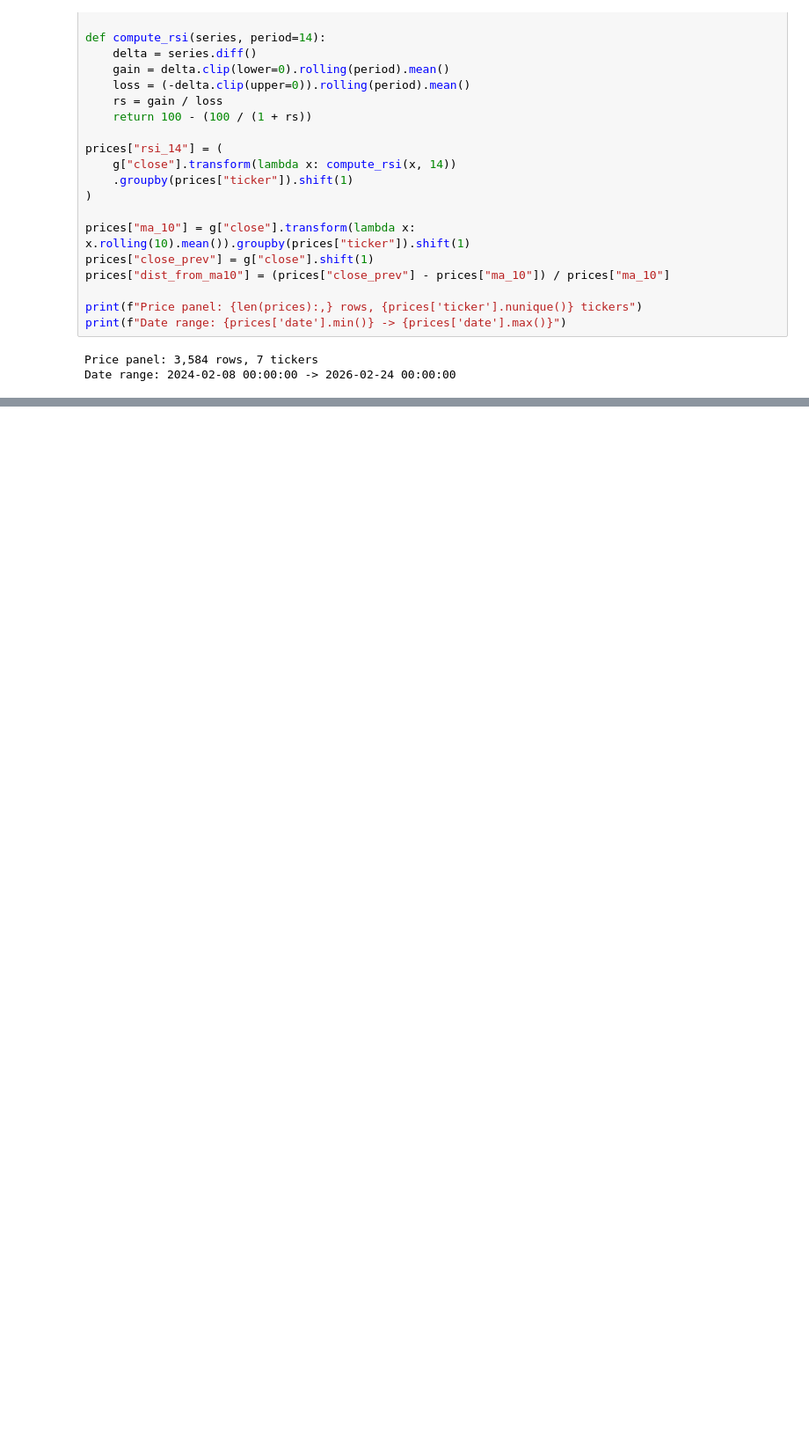
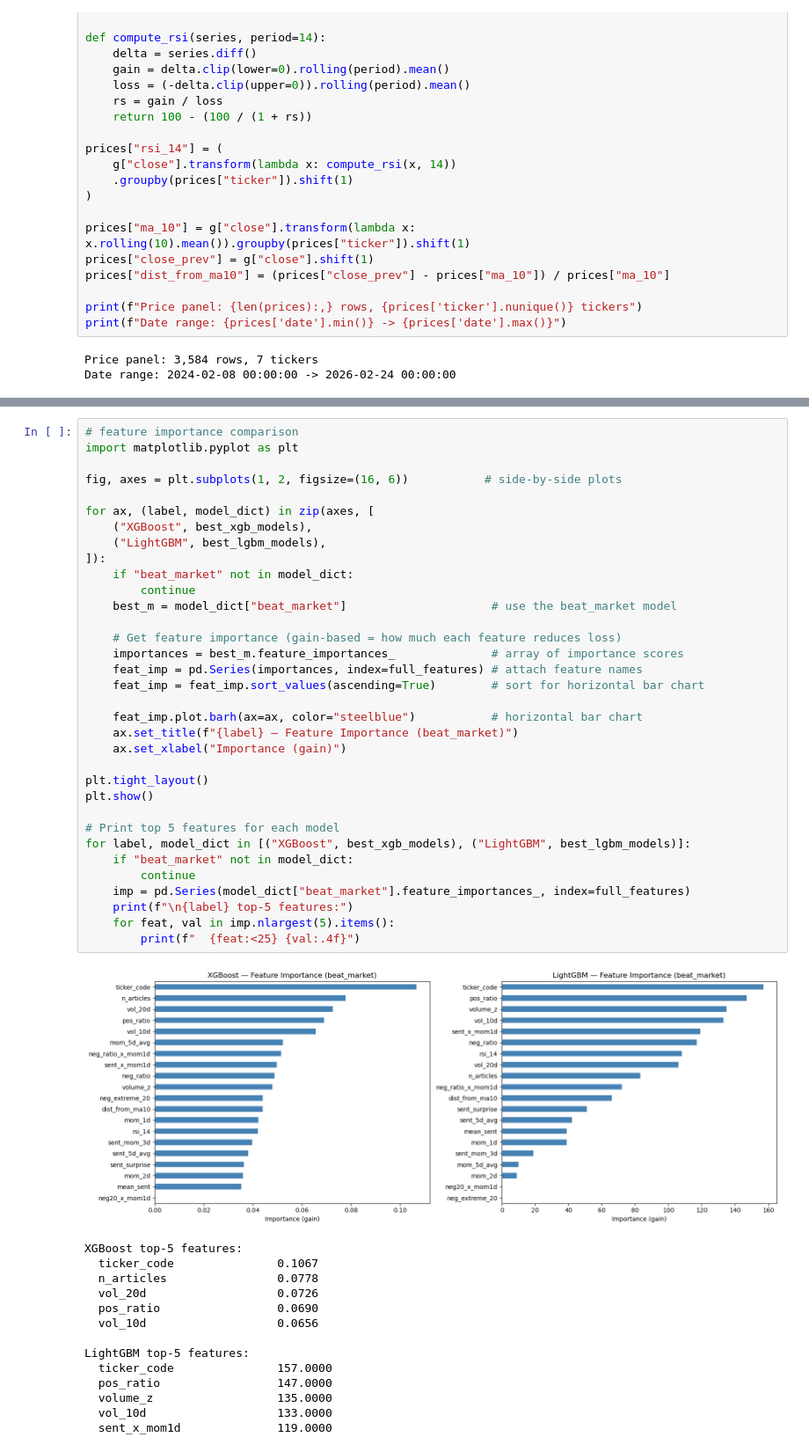
Before and after one commit to Trevor5008/market-sentiment-analysis, a Jupyter notebook: analysis/structural/model_selection.ipynb, the cells around one changed output, grey strips where cells are left out. Shown at 88% size. Cells and saved outputs as stored; diff of their text form; blank space fills up the shorter version.

```diff
--- a/analysis/structural/model_selection.ipynb
+++ b/analysis/structural/model_selection.ipynb
@@ -500,0 +1158,49 @@ beat_market LGBM_conservative (full) 0.564286 0.057073 0.575982 0.055008 0.42782
+# %%
+# feature importance comparison
+import matplotlib.pyplot as plt
+
+fig, axes = plt.subplots(1, 2, figsize=(16, 6))           # side-by-side plots
+
+for ax, (label, model_dict) in zip(axes, [
+    ("XGBoost", best_xgb_models),
+    ("LightGBM", best_lgbm_models),
+]):
+    if "beat_market" not in model_dict:
+        continue
+    best_m = model_dict["beat_market"]                     # use the beat_market model
+
+    # Get feature importance (gain-based = how much each feature reduces loss)
+    importances = best_m.feature_importances_              # array of importance scores
+    feat_imp = pd.Series(importances, index=full_features) # attach feature names
+    feat_imp = feat_imp.sort_values(ascending=True)        # sort for horizontal bar chart
+
+    feat_imp.plot.barh(ax=ax, color="steelblue")           # horizontal bar chart
+    ax.set_title(f"{label} — Feature Importance (beat_market)")
+    ax.set_xlabel("Importance (gain)")
+
+plt.tight_layout()
+plt.show()
+
+# Print top 5 features for each model
+for label, model_dict in [("XGBoost", best_xgb_models), ("LightGBM", best_lgbm_models)]:
+    if "beat_market" not in model_dict:
+        continue
+    imp = pd.Series(model_dict["beat_market"].feature_importances_, index=full_features)
+    print(f"\n{label} top-5 features:")
+    for feat, val in imp.nlargest(5).items():
+        print(f"  {feat:<25} {val:.4f}")
+# %% [output]
+[figure, added]
+XGBoost top-5 features:
+  ticker_code               0.1067
+  n_articles                0.0778
+  vol_20d                   0.0726
+  pos_ratio                 0.0690
+  vol_10d                   0.0656
+
+LightGBM top-5 features:
+  ticker_code               157.0000
+  pos_ratio                 147.0000
+  volume_z                  135.0000
+  vol_10d                   133.0000
+  sent_x_mom1d              119.0000
```
Also changed, not shown: parts of 49 cells of this notebook.
